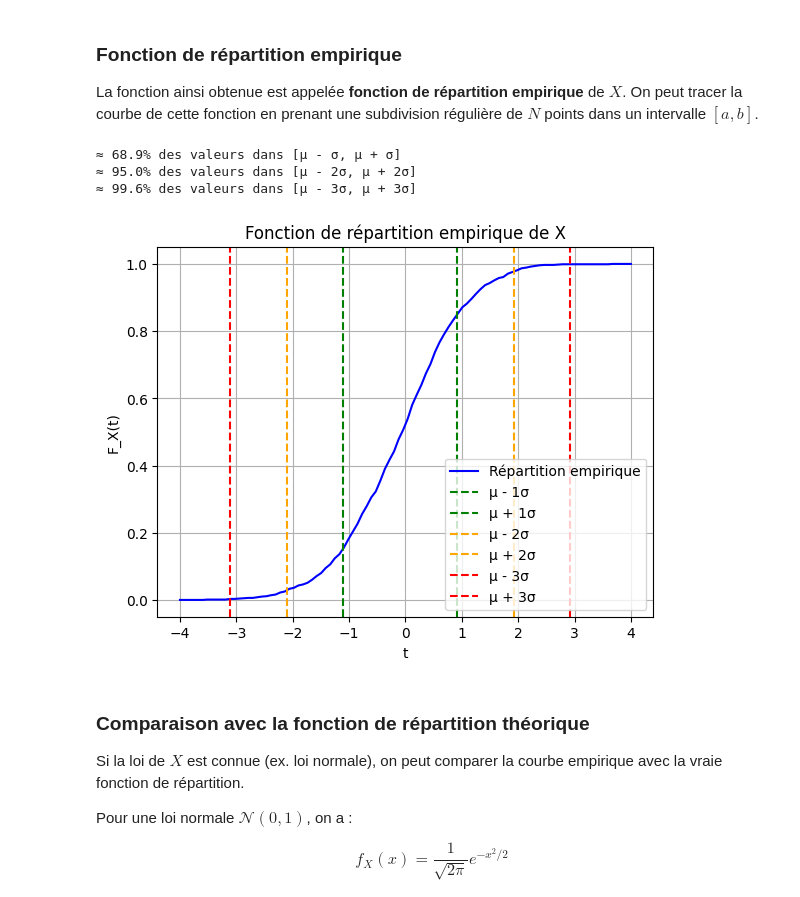
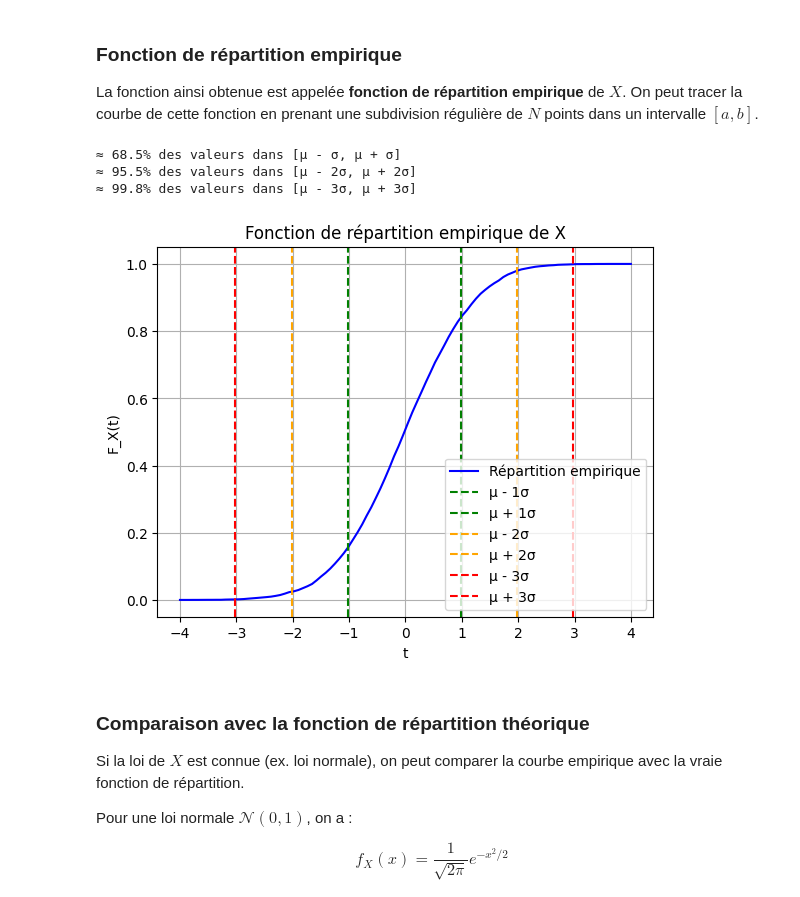
Before and after one commit to wakil69/InformatiquePrepaPlus, a Jupyter notebook: Cours/Probabilités_Stats/6.Simulation/Simulation.ipynb, the cells around one changed output. Saved outputs shown, nothing was run; the diff lists cells and outputs as text; code cells hidden in the pictures.

```diff
--- a/Cours/Probabilités_Stats/6.Simulation/Simulation.ipynb
+++ b/Cours/Probabilités_Stats/6.Simulation/Simulation.ipynb
@@ -61,48 +54,50 @@ Méthode 2 (NumPy vectorisé) : P(X ≤ t) = 0.4286
 La fonction ainsi obtenue est appelée **fonction de répartition empirique** de $X$.
 On peut tracer la courbe de cette fonction en prenant une subdivision régulière de $N$ points dans un intervalle $[a, b]$.
 # %%
+# Paramètres de tracé
+a, b, N = -4, 4, 100
+T = np.linspace(a, b, N)
+
 # Exemple : X suit une loi normale
-X = np.random.normal(loc=0, scale=1, size=1000)
+X = np.random.normal(loc=0, scale=1, size=10000)
+
+# --- Répartition empirique (méthode rapide)
+F = [np.sum(X <= t) / len(X) for t in T]
+
 
 # Moyenne et écart-type
 mu = np.mean(X)
 sigma = np.std(X)
 
 # Proportions dans 1σ, 2σ, 3σ autour de la moyenne
 p1 = np.mean((X >= mu - sigma) & (X <= mu + sigma))
 p2 = np.mean((X >= mu - 2*sigma) & (X <= mu + 2*sigma))
 p3 = np.mean((X >= mu - 3*sigma) & (X <= mu + 3*sigma))
 
 print(f"≈ {p1*100:.1f}% des valeurs dans [μ - σ, μ + σ]")
 print(f"≈ {p2*100:.1f}% des valeurs dans [μ - 2σ, μ + 2σ]")
 print(f"≈ {p3*100:.1f}% des valeurs dans [μ - 3σ, μ + 3σ]")
 
-# Paramètres de tracé
-a, b, N = -4, 4, 100
-T = np.linspace(a, b, N)
-
-# --- Répartition empirique (méthode rapide)
-F = [np.sum(X <= t) / len(X) for t in T]
 
 # Tracé
 plt.plot(T, F, label="Répartition empirique", color='blue')
 
 # Tracer les lignes verticales aux limites ±σ, ±2σ, ±3σ
 for k, color in zip([1, 2, 3], ['green', 'orange', 'red']):
     plt.axvline(mu - k*sigma, linestyle='--', color=color, label=f"μ - {k}σ")
     plt.axvline(mu + k*sigma, linestyle='--', color=color, label=f"μ + {k}σ")
 
 plt.title("Fonction de répartition empirique de X")
 plt.xlabel("t")
 plt.ylabel("F_X(t)")
 plt.grid(True)
 plt.legend(loc="lower right")
 plt.show()
 # %% [output]
-≈ 68.9% des valeurs dans [μ - σ, μ + σ]
-≈ 95.0% des valeurs dans [μ - 2σ, μ + 2σ]
-≈ 99.6% des valeurs dans [μ - 3σ, μ + 3σ]
+≈ 68.5% des valeurs dans [μ - σ, μ + σ]
+≈ 95.5% des valeurs dans [μ - 2σ, μ + 2σ]
+≈ 99.8% des valeurs dans [μ - 3σ, μ + 3σ]
-[figure, old version]
+[figure, new version]
 # %% [markdown]
 ### Comparaison avec la fonction de répartition théorique
 
```
Also changed, not shown: parts of 5 cells of this notebook, 11 other files.
